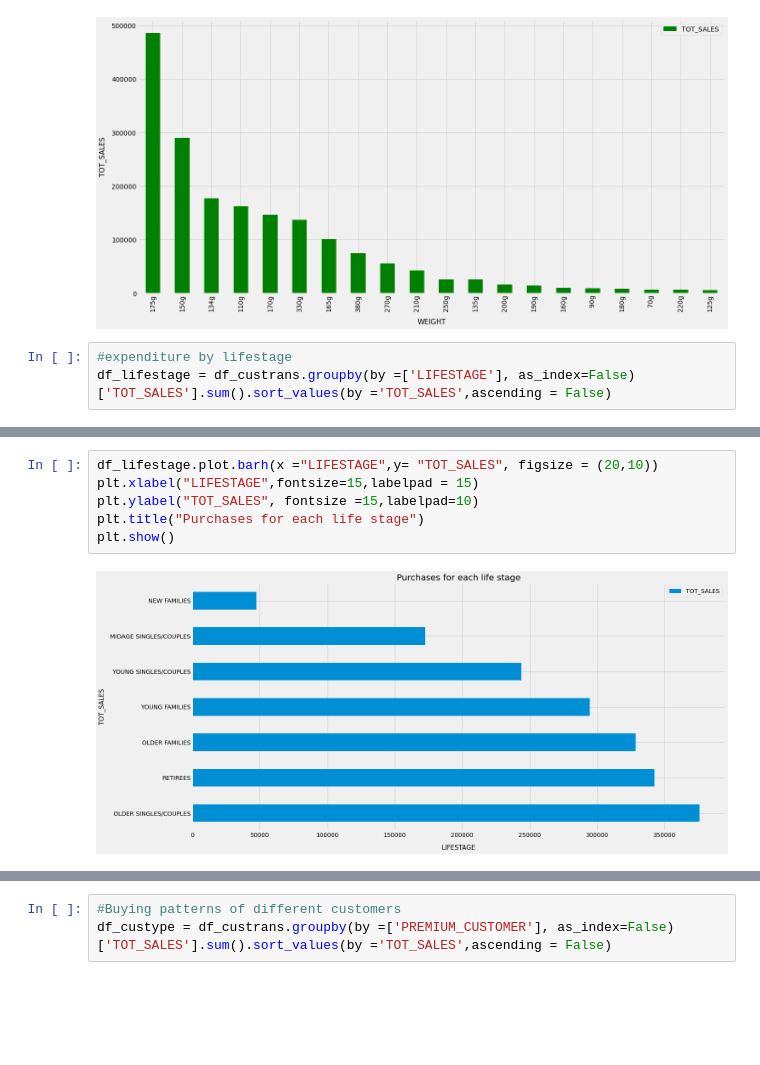
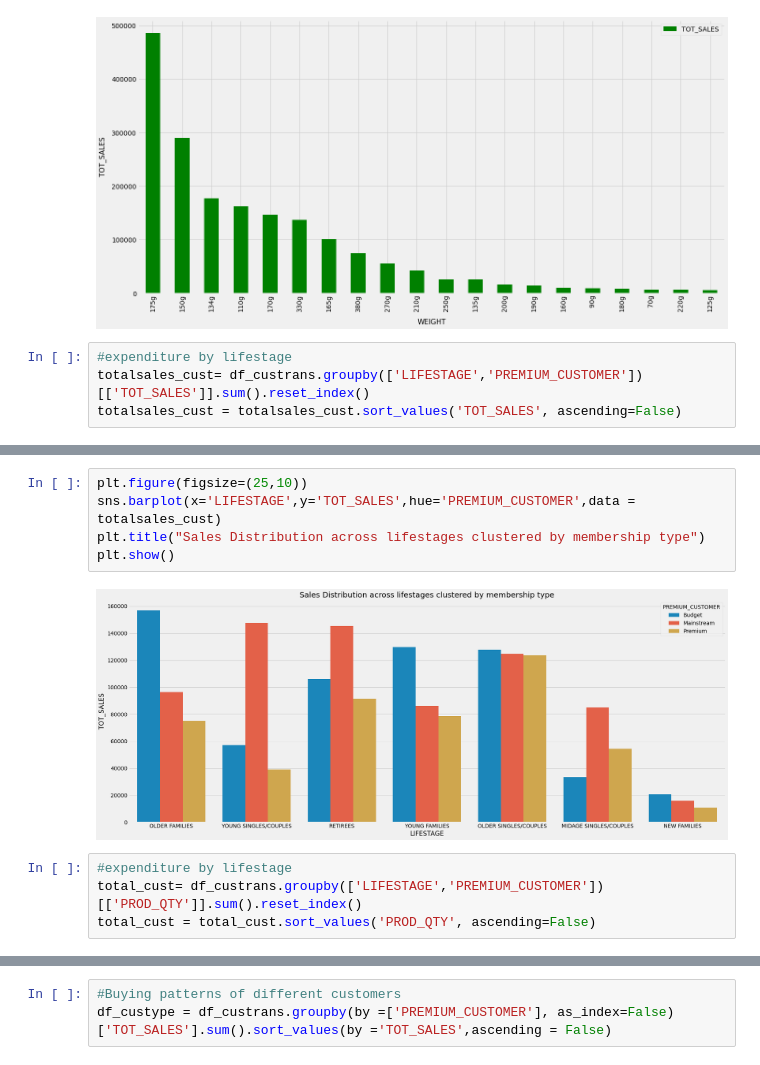
Before and after one commit to coja56/Customer_buying_Patterns, a Jupyter notebook: customer_segmentation.ipynb, the cells around one changed output, grey strips where cells are left out. Saved outputs shown, nothing was run; the diff lists cells and outputs as text; blank space fills up the shorter version.

Commit message:
Plot graphs with Matplot

```diff
--- a/customer_segmentation.ipynb
+++ b/customer_segmentation.ipynb
@@ -462,5 +456,6 @@ plt.show()
 [figure]
 # %%
 #expenditure by lifestage
-df_lifestage = df_custrans.groupby(by =['LIFESTAGE'], as_index=False)['TOT_SALES'].sum().sort_values(by ='TOT_SALES',ascending = False)
+totalsales_cust= df_custrans.groupby(['LIFESTAGE','PREMIUM_CUSTOMER'])[['TOT_SALES']].sum().reset_index()
+totalsales_cust = totalsales_cust.sort_values('TOT_SALES', ascending=False)
 # %%
@@ -477,8 +481,11 @@ df_lifestage
 # %%
-df_lifestage.plot.barh(x ="LIFESTAGE",y= "TOT_SALES", figsize = (20,10))
-plt.xlabel("LIFESTAGE",fontsize=15,labelpad = 15)
-plt.ylabel("TOT_SALES", fontsize =15,labelpad=10)
-plt.title("Purchases for each life stage")
+plt.figure(figsize=(25,10))
+sns.barplot(x='LIFESTAGE',y='TOT_SALES',hue='PREMIUM_CUSTOMER',data = totalsales_cust)
+plt.title("Sales Distribution across lifestages clustered by membership type")
 plt.show()
 # %% [output]
-[figure, old version]
+[figure, new version]
+# %%
+#expenditure by lifestage
+total_cust= df_custrans.groupby(['LIFESTAGE','PREMIUM_CUSTOMER'])[['PROD_QTY']].sum().reset_index()
+total_cust = total_cust.sort_values('PROD_QTY', ascending=False)
```
Also changed, not shown: parts of 10 cells of this notebook.
